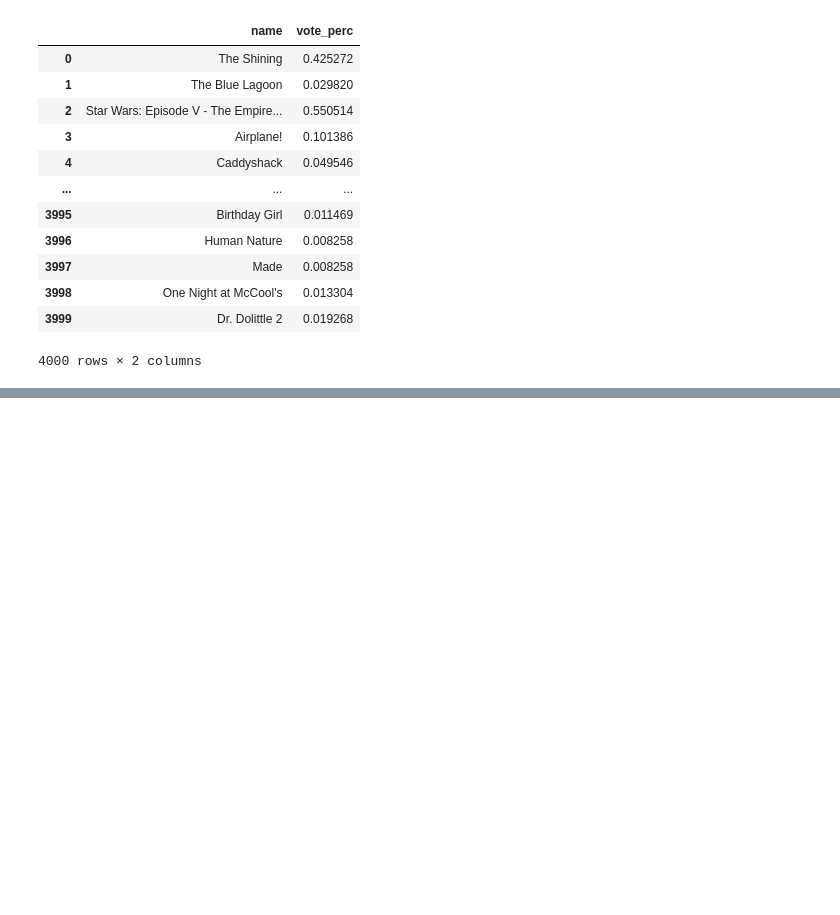
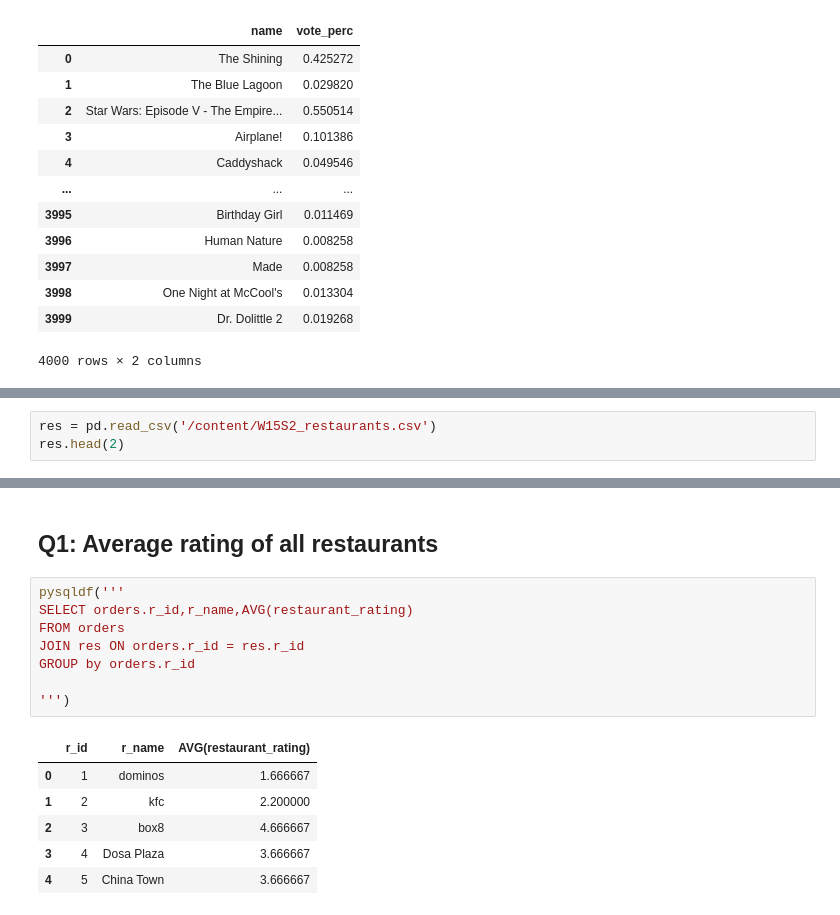
Before and after one commit to mmilannaik/bostonhousepricing, a Jupyter notebook: W15S3_SQL_Subquery.ipynb, the cells around one changed output, grey strips where cells are left out. Drawn from its saved outputs; the diff is of its cells as text; blank space fills up the shorter version.

```diff
--- a/W15S3_SQL_Subquery.ipynb
+++ b/W15S3_SQL_Subquery.ipynb
@@ -397,0 +425,3 @@ pysqldf(
+# %%
+res = pd.read_csv('/content/W15S2_restaurants.csv')
+res.head(2)
@@ -397,0 +438,17 @@ pysqldf(
+# %% [markdown]
+## Q1: Average rating of all restaurants
+# %%
+pysqldf('''
+SELECT orders.r_id,r_name,AVG(restaurant_rating)
+FROM orders
+JOIN res ON orders.r_id = res.r_id
+GROUP by orders.r_id
+
+''')
+# %% [output]
+|  | r_id | r_name | AVG(restaurant_rating) |
+| 0 | 1 | dominos | 1.666667 |
+| 1 | 2 | kfc | 2.200000 |
+| 2 | 3 | box8 | 4.666667 |
+| 3 | 4 | Dosa Plaza | 3.666667 |
+| 4 | 5 | China Town | 3.666667 |
```
Also changed, not shown: parts of 16 cells of this notebook.
